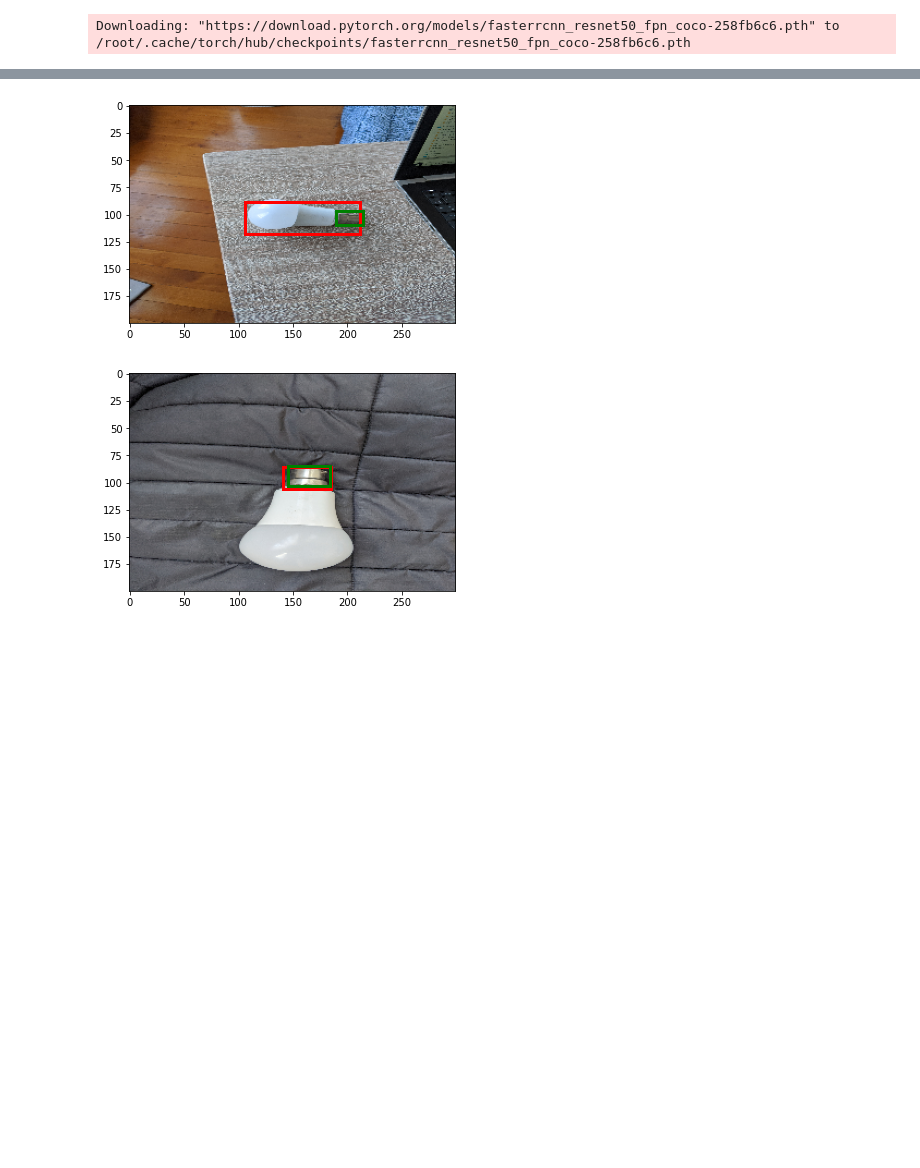
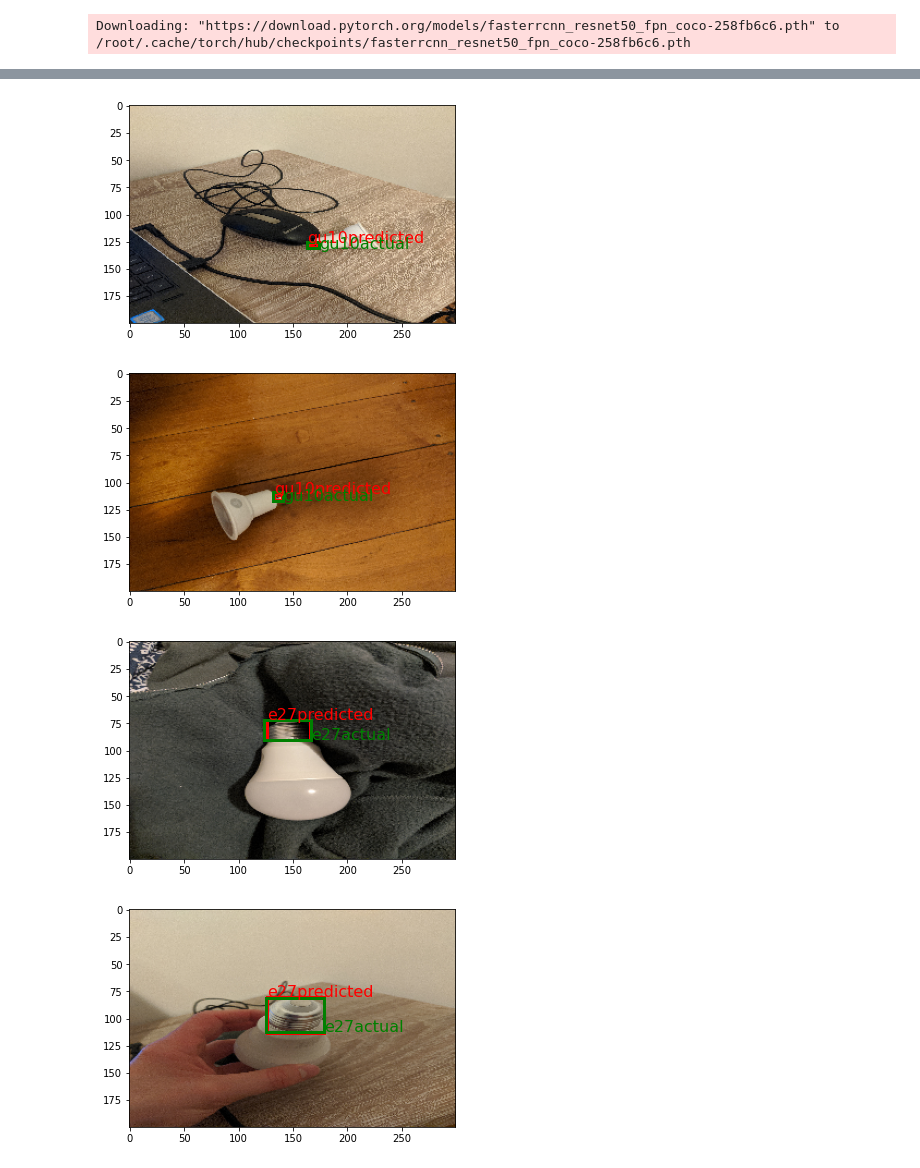
Before and after one commit to AndrewWalker251/bulb_classifier, a Jupyter notebook: bulb_object_detector.ipynb, the cells around one changed output, grey strips where cells are left out. Cells and saved outputs as stored; diff of their text form; code cells hidden in the pictures; blank space fills up the shorter version.

Commit message:
Completed train for 3 class problem and housekeeping of code

```diff
--- a/bulb_object_detector.ipynb
+++ b/bulb_object_detector.ipynb
@@ -260,7 +289,8 @@ model.to(device)
 params = [p for p in model.parameters() if p.requires_grad]
 optimizer = torch.optim.SGD(params, lr=0.005, momentum =0.9, weight_decay=0.0005)
 # %%
-for epoch in range(2):
+# Training
+for epoch in range(1):
   for images, targets in dataloader_train:
     images = list(image.to(device) for image in images)
     targets = [{k: v.to(device) for k, v in t.items()} for t in targets]
@@ -297,5 +327,25 @@ Consider using one of the following signatures instead:
+# %%
+# Save latest model if required.
+PATH = './model_weights.pth'
+#torch.save(model.state_dict(), PATH)
+# %%
+# Load last model if not training.
+if device.type == 'cpu':
+  model.load_state_dict(torch.load(PATH, map_location=torch.device('cpu')))
+else:
+  model.load_state_dict(torch.load(PATH))
 # %%
 def plot_bulb_and_box_eval(img, objects,actual, idx):
+  '''
+  Plot image with actual and predicted boxes.
+
+  inputs
+  img - batch of images
+  objects - batch of predictions
+  actual - batch of actual targets
+  idx - index of image in batch
+  '''
+
   fig, ax = plt.subplots(1,1,figsize = (8,4))
 
   box = objects[idx]['boxes'].cpu().detach().numpy().astype(np.int32)
@@ -308,6 +358,12 @@ def plot_bulb_and_box_eval(img, objects,actual, idx):
   ax.add_patch(plt.Rectangle((xmin, ymin), xmax - xmin, ymax - ymin,
                                    fill=False, color= 'red', linewidth=3))
 
+  for key, value in classes.items():
+         if value == objects[idx]['labels'].cpu().numpy()[0]:
+             class_label =  key + 'predicted'
+
+  ax.text(xmin, ymin, class_label,color='red', fontsize=16)
+
   box = actual[idx]['boxes'].cpu().detach().numpy().astype(np.int32)
 
   xmin = box[0][0]
@@ -318,20 +374,31 @@ def plot_bulb_and_box_eval(img, objects,actual, idx):
   ax.add_patch(plt.Rectangle((xmin, ymin), xmax - xmin, ymax - ymin,
                                    fill=False, color= 'green', linewidth=3))
 
+  for key, value in classes.items():
+         if value == actual[idx]['labels'].cpu().numpy()[0]:
+             class_label =  key + 'actual'
+
+  ax.text(xmax, ymax, class_label,color='green', fontsize=16)
+
   image = img[idx].permute(1,2,0).cpu().numpy()
 
 
   ax.imshow(image)
   plt.show()
 # %%
+# Predict boxes for all images in test set and plot the results.
 for images, actual in dataloader_test:
   images = list(image.to(device) for image in images)
   actual = [{k: v.to(device) for k, v in t.items()} for t in actual]
 
   model.eval()
   outputs = model(images)
   outputs = [{k: v.to(device) for k, v in t.items()} for t in outputs]
-  plot_bulb_and_box_eval(images, outputs,actual, 0)
+
+  for i in range(0,len(outputs)):
+    plot_bulb_and_box_eval(images, outputs,actual, i)
 # %% [output]
-[figure, old version]
+[figure, new version]
-[figure, old version]
+[figure, new version]
+[figure, added]
+[figure, added]
```
Also changed, not shown: parts of 26 cells of this notebook.
